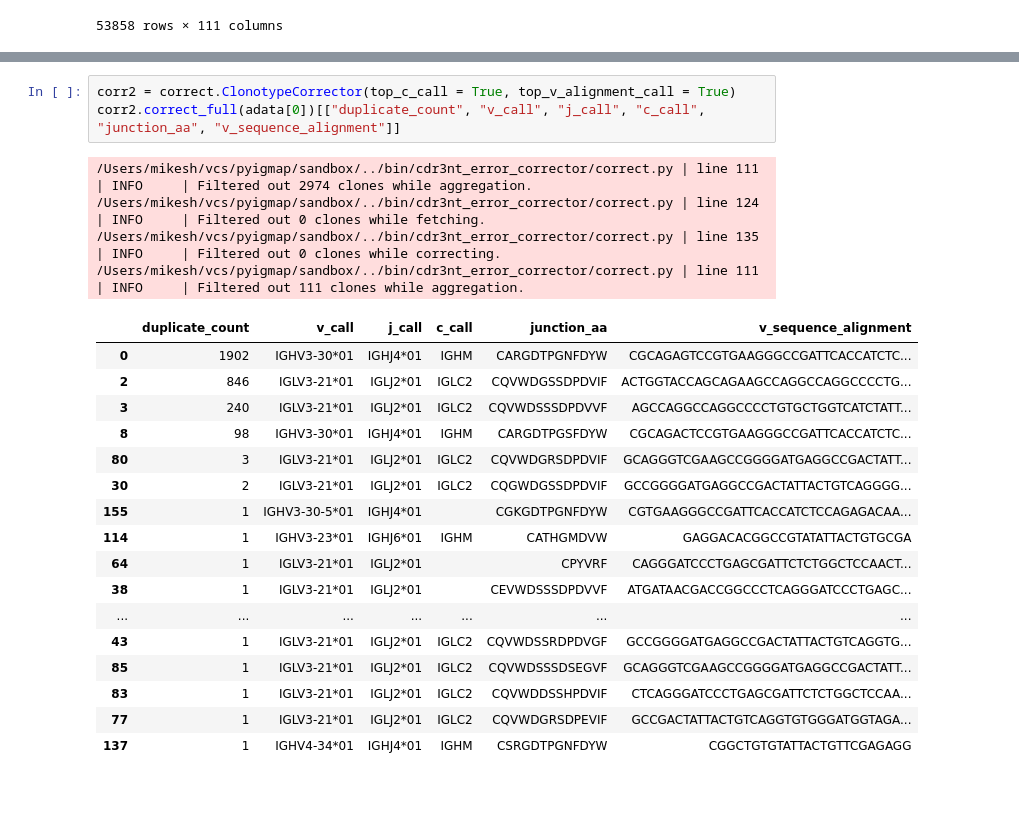
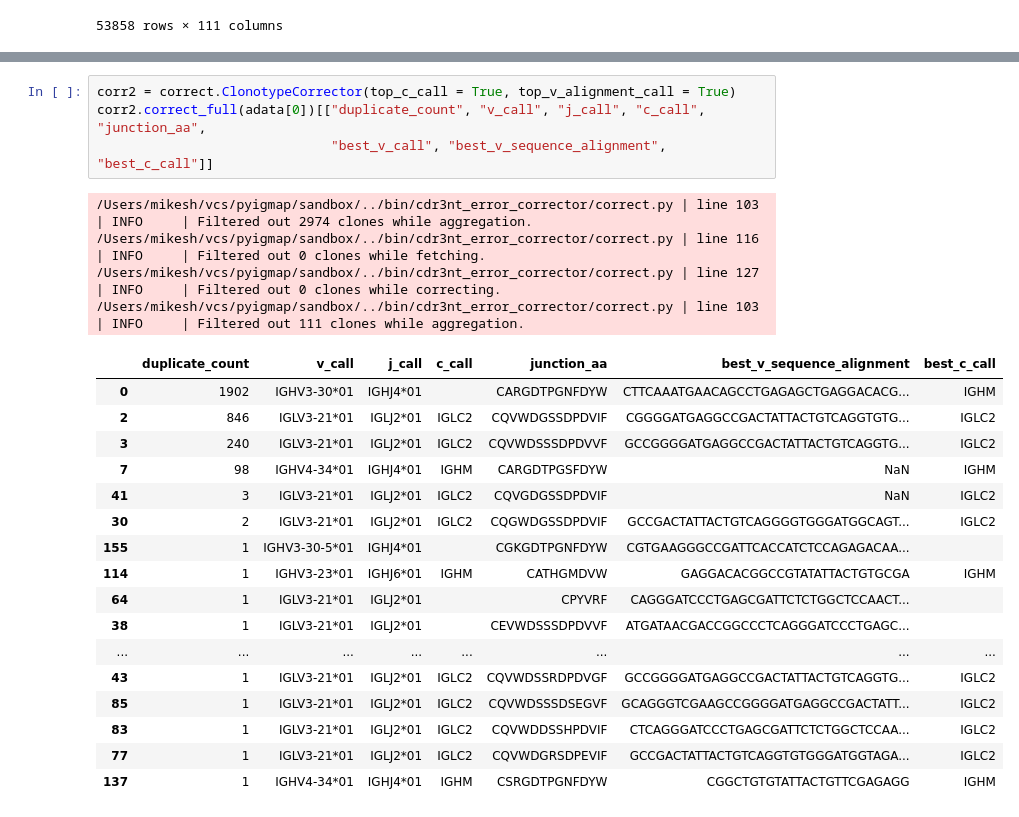
Before and after one commit to BostonGene/pyigmap, a Jupyter notebook: sandbox/cdr3correct-v_c-rnaseq.ipynb, the cells around one changed output, grey strips where cells are left out. Cells and saved outputs as stored; diff of their text form.

Commit message:
#123: Append best C and V aln columns so that they do not interfere with top clonotypes choice

```diff
--- a/sandbox/cdr3correct-v_c-rnaseq.ipynb
+++ b/sandbox/cdr3correct-v_c-rnaseq.ipynb
@@ -84,26 +85,27 @@ corr1.correct_full(adata[0])[["duplicate_count", "v_call", "j_call", "c_call", "
 | 137 | 1 | IGHV4-34*01 | IGHJ4*01 | IGHM | CSRGDTPGNFDYW | CGGCTGTGTATTACTGTTCGAGAGG |
 # %%
 corr2 = correct.ClonotypeCorrector(top_c_call = True, top_v_alignment_call = True)
-corr2.correct_full(adata[0])[["duplicate_count", "v_call", "j_call", "c_call", "junction_aa", "v_sequence_alignment"]]
+corr2.correct_full(adata[0])[["duplicate_count", "v_call", "j_call", "c_call", "junction_aa",
+                              "best_v_call", "best_v_sequence_alignment", "best_c_call"]]
 # %% [output]
-/Users/mikesh/vcs/pyigmap/sandbox/../bin/cdr3nt_error_corrector/correct.py | line 111 | INFO     | Filtered out 2974 clones while aggregation.
-/Users/mikesh/vcs/pyigmap/sandbox/../bin/cdr3nt_error_corrector/correct.py | line 124 | INFO     | Filtered out 0 clones while fetching.
-/Users/mikesh/vcs/pyigmap/sandbox/../bin/cdr3nt_error_corrector/correct.py | line 135 | INFO     | Filtered out 0 clones while correcting.
-/Users/mikesh/vcs/pyigmap/sandbox/../bin/cdr3nt_error_corrector/correct.py | line 111 | INFO     | Filtered out 111 clones while aggregation.
+/Users/mikesh/vcs/pyigmap/sandbox/../bin/cdr3nt_error_corrector/correct.py | line 103 | INFO     | Filtered out 2974 clones while aggregation.
+/Users/mikesh/vcs/pyigmap/sandbox/../bin/cdr3nt_error_corrector/correct.py | line 116 | INFO     | Filtered out 0 clones while fetching.
+/Users/mikesh/vcs/pyigmap/sandbox/../bin/cdr3nt_error_corrector/correct.py | line 127 | INFO     | Filtered out 0 clones while correcting.
+/Users/mikesh/vcs/pyigmap/sandbox/../bin/cdr3nt_error_corrector/correct.py | line 103 | INFO     | Filtered out 111 clones while aggregation.
-|  | duplicate_count | v_call | j_call | c_call | junction_aa | v_sequence_alignment |
-| 0 | 1902 | IGHV3-30*01 | IGHJ4*01 | IGHM | CARGDTPGNFDYW | CGCAGAGTCCGTGAAGGGCCGATTCACCATCTC... |
-| 2 | 846 | IGLV3-21*01 | IGLJ2*01 | IGLC2 | CQVWDGSSDPDVIF | ACTGGTACCAGCAGAAGCCAGGCCAGGCCCCTG... |
-| 3 | 240 | IGLV3-21*01 | IGLJ2*01 | IGLC2 | CQVWDSSSDPDVVF | AGCCAGGCCAGGCCCCTGTGCTGGTCATCTATT... |
-| 8 | 98 | IGHV3-30*01 | IGHJ4*01 | IGHM | CARGDTPGSFDYW | CGCAGACTCCGTGAAGGGCCGATTCACCATCTC... |
-| 80 | 3 | IGLV3-21*01 | IGLJ2*01 | IGLC2 | CQVWDGRSDPDVIF | GCAGGGTCGAAGCCGGGGATGAGGCCGACTATT... |
-| 30 | 2 | IGLV3-21*01 | IGLJ2*01 | IGLC2 | CQGWDGSSDPDVIF | GCCGGGGATGAGGCCGACTATTACTGTCAGGGG... |
-| 155 | 1 | IGHV3-30-5*01 | IGHJ4*01 |  | CGKGDTPGNFDYW | CGTGAAGGGCCGATTCACCATCTCCAGAGACAA... |
-| 114 | 1 | IGHV3-23*01 | IGHJ6*01 | IGHM | CATHGMDVW | GAGGACACGGCCGTATATTACTGTGCGA |
-| 64 | 1 | IGLV3-21*01 | IGLJ2*01 |  | CPYVRF | CAGGGATCCCTGAGCGATTCTCTGGCTCCAACT... |
-| 38 | 1 | IGLV3-21*01 | IGLJ2*01 |  | CEVWDSSSDPDVVF | ATGATAACGACCGGCCCTCAGGGATCCCTGAGC... |
-| ... | ... | ... | ... | ... | ... | ... |
-| 43 | 1 | IGLV3-21*01 | IGLJ2*01 | IGLC2 | CQVWDSSRDPDVGF | GCCGGGGATGAGGCCGACTATTACTGTCAGGTG... |
-| 85 | 1 | IGLV3-21*01 | IGLJ2*01 | IGLC2 | CQVWDSSSDSEGVF | GCAGGGTCGAAGCCGGGGATGAGGCCGACTATT... |
-| 83 | 1 | IGLV3-21*01 | IGLJ2*01 | IGLC2 | CQVWDDSSHPDVIF | CTCAGGGATCCCTGAGCGATTCTCTGGCTCCAA... |
-| 77 | 1 | IGLV3-21*01 | IGLJ2*01 | IGLC2 | CQVWDGRSDPEVIF | GCCGACTATTACTGTCAGGTGTGGGATGGTAGA... |
-| 137 | 1 | IGHV4-34*01 | IGHJ4*01 | IGHM | CSRGDTPGNFDYW | CGGCTGTGTATTACTGTTCGAGAGG |
+|  | duplicate_count | v_call | j_call | c_call | junction_aa | best_v_sequence_alignment | best_c_call |
+| 0 | 1902 | IGHV3-30*01 | IGHJ4*01 |  | CARGDTPGNFDYW | CTTCAAATGAACAGCCTGAGAGCTGAGGACACG... | IGHM |
+| 2 | 846 | IGLV3-21*01 | IGLJ2*01 | IGLC2 | CQVWDGSSDPDVIF | CGGGGATGAGGCCGACTATTACTGTCAGGTGTG... | IGLC2 |
+| 3 | 240 | IGLV3-21*01 | IGLJ2*01 | IGLC2 | CQVWDSSSDPDVVF | GCCGGGGATGAGGCCGACTATTACTGTCAGGTG... | IGLC2 |
+| 7 | 98 | IGHV4-34*01 | IGHJ4*01 | IGHM | CARGDTPGSFDYW | NaN | IGHM |
+| 41 | 3 | IGLV3-21*01 | IGLJ2*01 | IGLC2 | CQVGDGSSDPDVIF | NaN | IGLC2 |
+| 30 | 2 | IGLV3-21*01 | IGLJ2*01 | IGLC2 | CQGWDGSSDPDVIF | GCCGACTATTACTGTCAGGGGTGGGATGGCAGT... | IGLC2 |
+| 155 | 1 | IGHV3-30-5*01 | IGHJ4*01 |  | CGKGDTPGNFDYW | CGTGAAGGGCCGATTCACCATCTCCAGAGACAA... |  |
+| 114 | 1 | IGHV3-23*01 | IGHJ6*01 | IGHM | CATHGMDVW | GAGGACACGGCCGTATATTACTGTGCGA | IGHM |
+| 64 | 1 | IGLV3-21*01 | IGLJ2*01 |  | CPYVRF | CAGGGATCCCTGAGCGATTCTCTGGCTCCAACT... |  |
+| 38 | 1 | IGLV3-21*01 | IGLJ2*01 |  | CEVWDSSSDPDVVF | ATGATAACGACCGGCCCTCAGGGATCCCTGAGC... |  |
+| ... | ... | ... | ... | ... | ... | ... | ... |
+| 43 | 1 | IGLV3-21*01 | IGLJ2*01 | IGLC2 | CQVWDSSRDPDVGF | GCCGGGGATGAGGCCGACTATTACTGTCAGGTG... | IGLC2 |
+| 85 | 1 | IGLV3-21*01 | IGLJ2*01 | IGLC2 | CQVWDSSSDSEGVF | GCAGGGTCGAAGCCGGGGATGAGGCCGACTATT... | IGLC2 |
+| 83 | 1 | IGLV3-21*01 | IGLJ2*01 | IGLC2 | CQVWDDSSHPDVIF | CTCAGGGATCCCTGAGCGATTCTCTGGCTCCAA... | IGLC2 |
+| 77 | 1 | IGLV3-21*01 | IGLJ2*01 | IGLC2 | CQVWDGRSDPEVIF | GCCGACTATTACTGTCAGGTGTGGGATGGTAGA... | IGLC2 |
+| 137 | 1 | IGHV4-34*01 | IGHJ4*01 | IGHM | CSRGDTPGNFDYW | CGGCTGTGTATTACTGTTCGAGAGG | IGHM |
```
Also changed, not shown: parts of 2 cells of this notebook, 1 other file.
